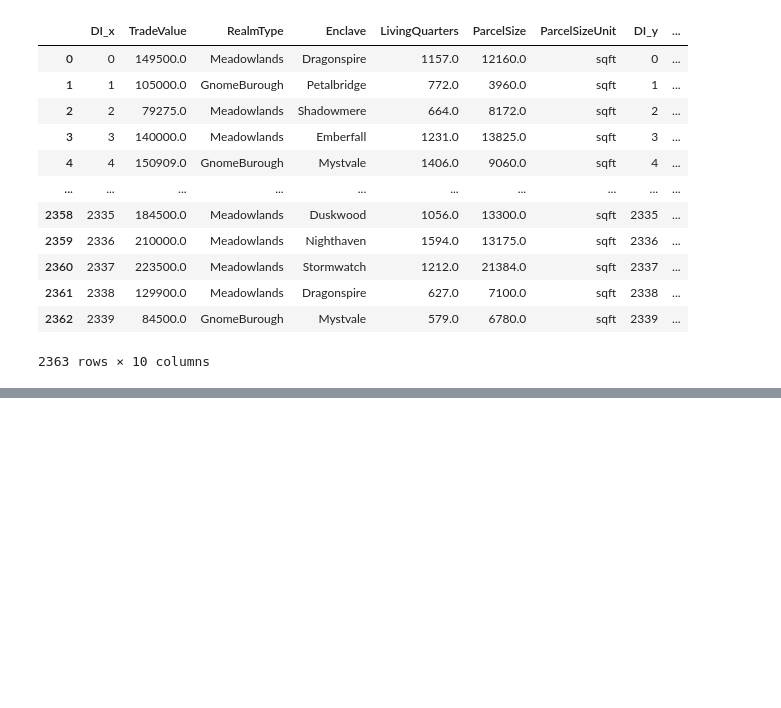
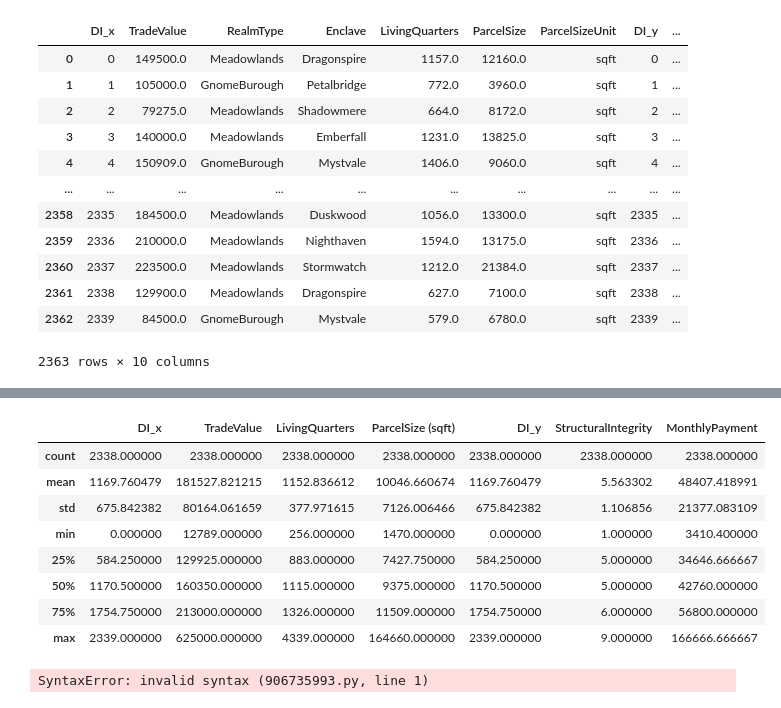
Before and after one commit to RaineScarlett/dsreport, a Jupyter notebook: iteration2.ipynb, the cells around one changed output, grey strips where cells are left out. Saved outputs shown, nothing was run; the diff lists cells and outputs as text; code cells hidden in the pictures; blank space fills up the shorter version.

Commit message:
data prep pretty much done, but the monthly payment formula seems to be incorrect on learn so I'm not sure how to progress here

```diff
--- a/iteration2.ipynb
+++ b/iteration2.ipynb
@@ -171,0 +336,2 @@ df.sample(10)
+# %%
+df.drop(columns=['ParcelSizeUnit'] ,inplace=True)
@@ -171,0 +347,2 @@ df.sample(10)
+# %%
+df.rename(columns={'ParcelSize' : 'ParcelSize (sqft)'}, inplace=True)
@@ -171,0 +360,2 @@ df.sample(10)
+# %%
+df['MonthlyPayment'] = ((df['TradeValue'] - (df['TradeValue'] * 0.2)) * (1/3) * (1 + (1/3)) ** 360) / ((1 + (1/3)) ** 360 - 1)
@@ -171,0 +371,16 @@ df.sample(10)
+# %%
+df.describe()
+# %% [output]
+|  | DI_x | TradeValue | LivingQuarters | ParcelSize (sqft) | DI_y | StructuralIntegrity | MonthlyPayment |
+| count | 2338.000000 | 2338.000000 | 2338.000000 | 2338.000000 | 2338.000000 | 2338.000000 | 2338.000000 |
+| mean | 1169.760479 | 181527.821215 | 1152.836612 | 10046.660674 | 1169.760479 | 5.563302 | 48407.418991 |
+| std | 675.842382 | 80164.061659 | 377.971615 | 7126.006466 | 675.842382 | 1.106856 | 21377.083109 |
+| min | 0.000000 | 12789.000000 | 256.000000 | 1470.000000 | 0.000000 | 1.000000 | 3410.400000 |
+| 25% | 584.250000 | 129925.000000 | 883.000000 | 7427.750000 | 584.250000 | 5.000000 | 34646.666667 |
+| 50% | 1170.500000 | 160350.000000 | 1115.000000 | 9375.000000 | 1170.500000 | 5.000000 | 42760.000000 |
+| 75% | 1754.750000 | 213000.000000 | 1326.000000 | 11509.000000 | 1754.750000 | 6.000000 | 56800.000000 |
+| max | 2339.000000 | 625000.000000 | 4339.000000 | 164660.000000 | 2339.000000 | 9.000000 | 166666.666667 |
+# %%
+df['AffordableDwelling'] =
+# %% [output]
+SyntaxError: invalid syntax (906735993.py, line 1)
```
Also changed, not shown: parts of 28 cells of this notebook, 1 other file.
